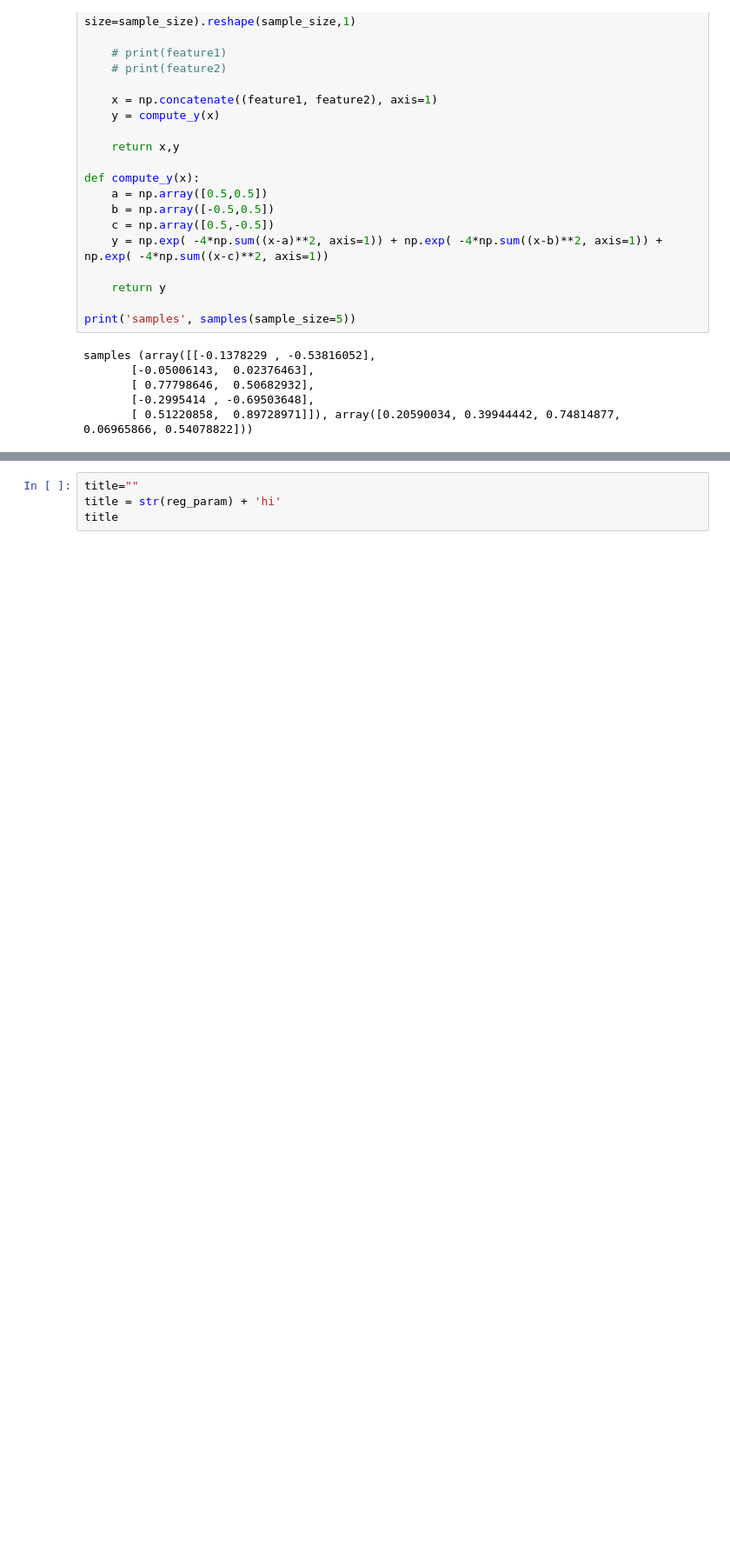
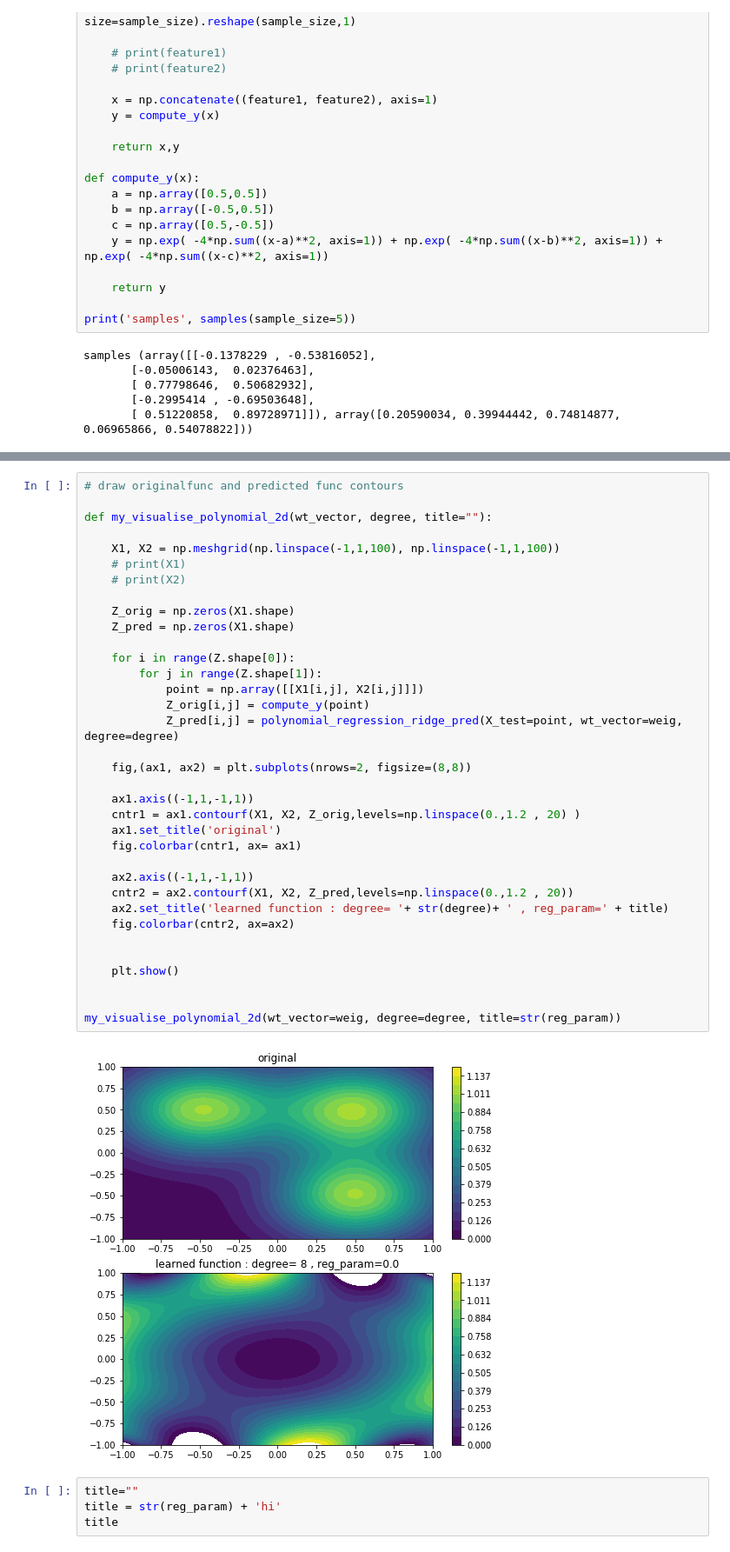
Before and after one commit to rahulbiswas876/Pattern-Recog-And-Machine-Learning, a Jupyter notebook: My ProgAssmt1A_student-Copy1.ipynb, the cells around one changed output, grey strips where cells are left out. Shown at 87% size. Cells and saved outputs as stored; diff of their text form; blank space fills up the shorter version.

```diff
--- a/My ProgAssmt1A_student-Copy1.ipynb
+++ b/My ProgAssmt1A_student-Copy1.ipynb
@@ -479,3 +482,40 @@ str(degree) + ' , ' + str(reg_param)
+# %%
+# draw originalfunc and predicted func contours
+
+def my_visualise_polynomial_2d(wt_vector, degree, title=""):
+
+    X1, X2 = np.meshgrid(np.linspace(-1,1,100), np.linspace(-1,1,100))
+    # print(X1)
+    # print(X2)
+
+    Z_orig = np.zeros(X1.shape)
+    Z_pred = np.zeros(X1.shape)
+
+    for i in range(Z.shape[0]):
+        for j in range(Z.shape[1]):
+            point = np.array([[X1[i,j], X2[i,j]]])
+            Z_orig[i,j] = compute_y(point)
+            Z_pred[i,j] = polynomial_regression_ridge_pred(X_test=point, wt_vector=weig, degree=degree)
+
+    fig,(ax1, ax2) = plt.subplots(nrows=2, figsize=(8,8))
+
+    ax1.axis((-1,1,-1,1))
+    cntr1 = ax1.contourf(X1, X2, Z_orig,levels=np.linspace(0.,1.2 , 20) )
+    ax1.set_title('original')
+    fig.colorbar(cntr1, ax= ax1)
+
+    ax2.axis((-1,1,-1,1))
+    cntr2 = ax2.contourf(X1, X2, Z_pred,levels=np.linspace(0.,1.2 , 20))
+    ax2.set_title('learned function : degree= '+ str(degree)+ ' , reg_param=' + title)
+    fig.colorbar(cntr2, ax=ax2)
+
+
+    plt.show()
+
+
+my_visualise_polynomial_2d(wt_vector=weig, degree=degree, title=str(reg_param))
+# %% [output]
+[figure, added]
 # %%
 title=""
 title = str(reg_param) + 'hi'
```
Also changed, not shown: parts of 6 cells of this notebook, 1 other file.
